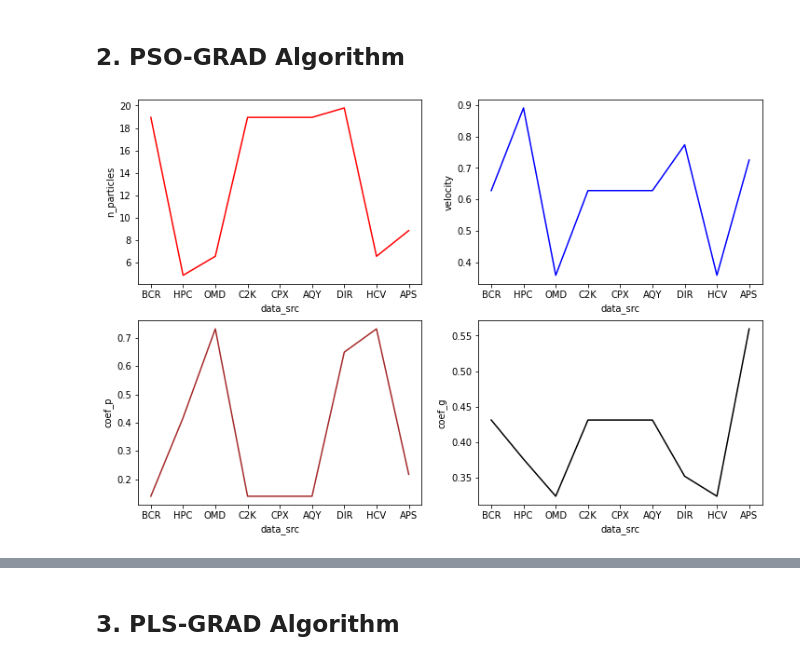
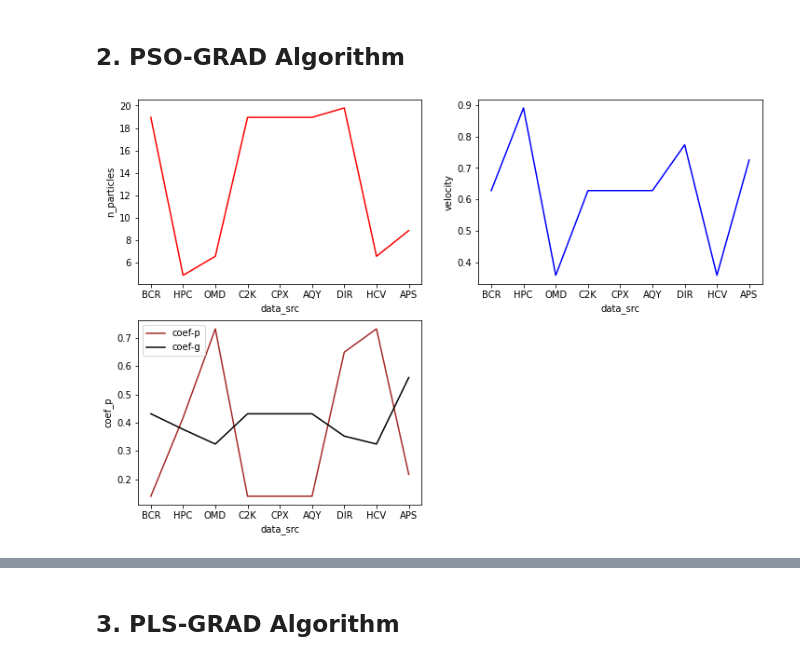
Before and after one commit to owuordickson/meso-hpc-lr, a Jupyter notebook: results/swarmgp/parameter_tuning.ipynb, the cells around one changed output, grey strips where cells are left out. Saved outputs shown, nothing was run; the diff lists cells and outputs as text; code cells hidden in the pictures.

```diff
--- a/results/swarmgp/parameter_tuning.ipynb
+++ b/results/swarmgp/parameter_tuning.ipynb
@@ -121,24 +124,25 @@ df_ga
 # %%
 fig = plt.figure(figsize=(12,8))
 
 plt.subplot(2, 2, 1)
 sns.lineplot(data=df_pso, x='data_src', y="n_particles", color='red')
 
 plt.subplot(2, 2, 2)
 sns.lineplot(data=df_pso, x='data_src', y="velocity", color='blue')
 
 plt.subplot(2, 2, 3)
-sns.lineplot(data=df_pso, x='data_src', y="coef_p", color='brown')
+sns.lineplot(data=df_pso, x='data_src', y="coef_p", color='brown', label='coef-p')
+sns.lineplot(data=df_pso, x='data_src', y="coef_g", color='black', label='coef-g')
 
-plt.subplot(2, 2, 4)
-sns.lineplot(data=df_pso, x='data_src', y="coef_g", color='black')
+#plt.subplot(2, 2, 4)
+#sns.lineplot(data=df_pso, x='data_src', y="coef_g", color='black')
 
 
 plt.show()
 
 df_pso
 # %% [output]
-[figure, old version]
+[figure, new version]
 |  | algorithm | data_src | objects | attributes | max_iteration | n_particles | velocity | coef_p | coef_g |
 | 2 | PsoGRAD | BCR | 116 | 10 | 6.974152 | 18.947300 | 0.627900 | 0.139963 | 0.431343 |
 | 5 | PsoGRAD | HPC | 10001 | 9 | 4.772751 | 4.884593 | 0.890306 | 0.417414 | 0.376449 |
```
Also changed, not shown: parts of 1 cell of this notebook, 18 other files.
